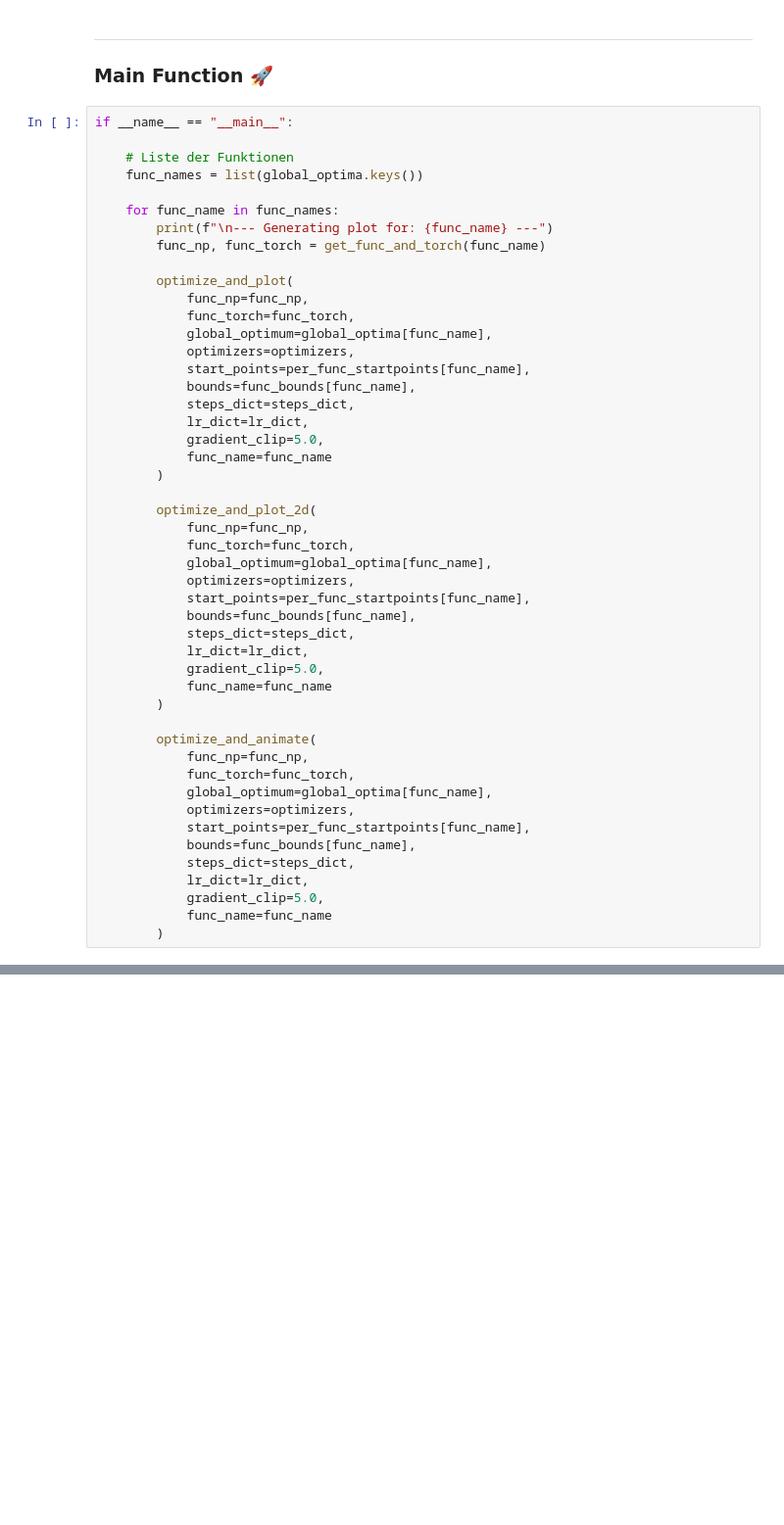
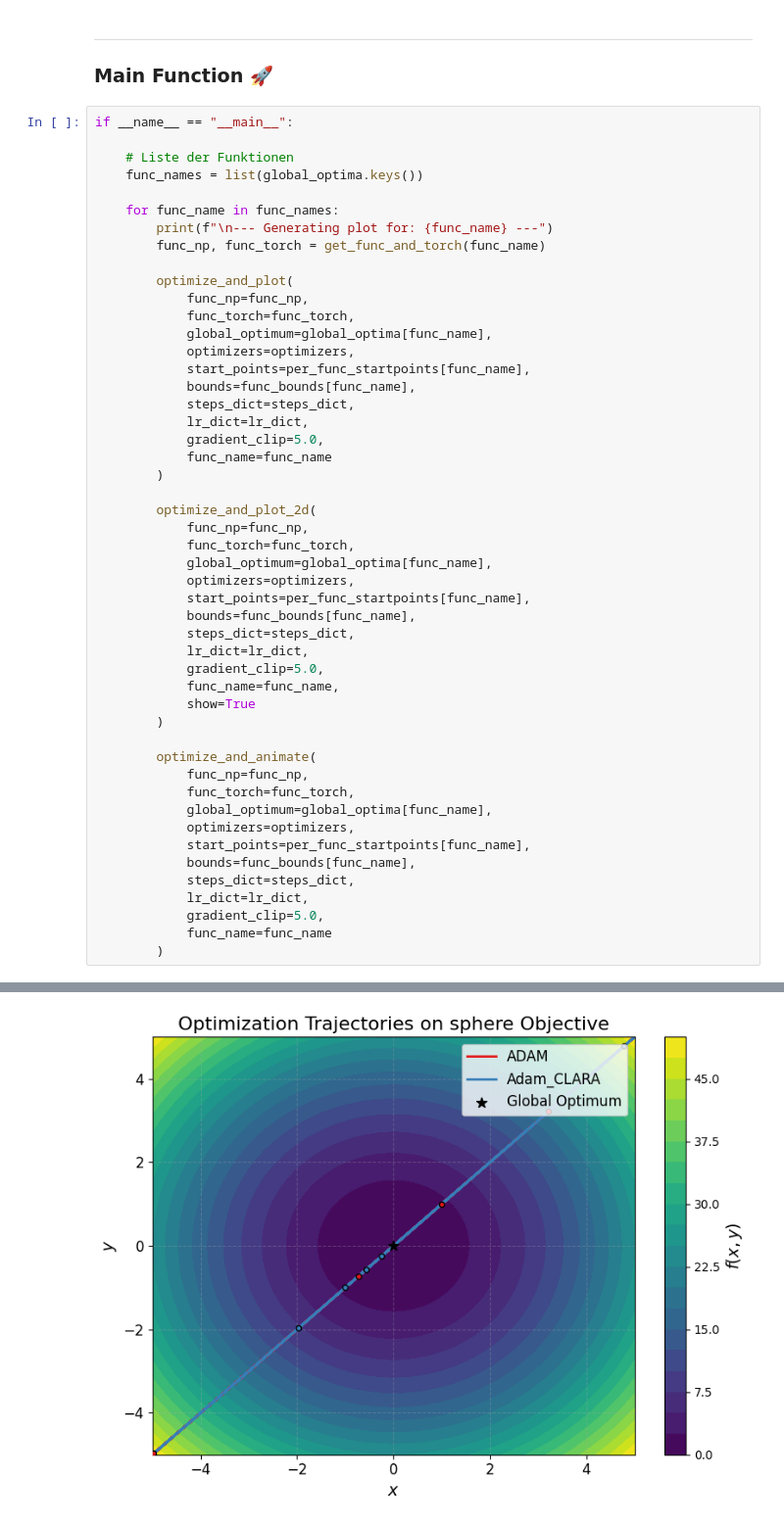
Before and after one commit to asmaatamna/cumulative-learning-rate-adaptation, a Jupyter notebook: TM_Experiments/3D_Plotting_animated.ipynb, the cells around one changed output, grey strips where cells are left out. Shown at 98% size. Cells and saved outputs as stored; diff of their text form; blank space fills up the shorter version.

```diff
--- a/TM_Experiments/3D_Plotting_animated.ipynb
+++ b/TM_Experiments/3D_Plotting_animated.ipynb
@@ -167,7 +167,8 @@ if __name__ == "__main__":
             steps_dict=steps_dict,
             lr_dict=lr_dict,
             gradient_clip=5.0,
-            func_name=func_name
+            func_name=func_name,
+            show=True
         )
 
         optimize_and_animate(
@@ -202,0 +190 @@ if __name__ == "__main__":
+[figure, added]
```
Also changed, not shown: parts of 2 cells of this notebook, 2 other files.
